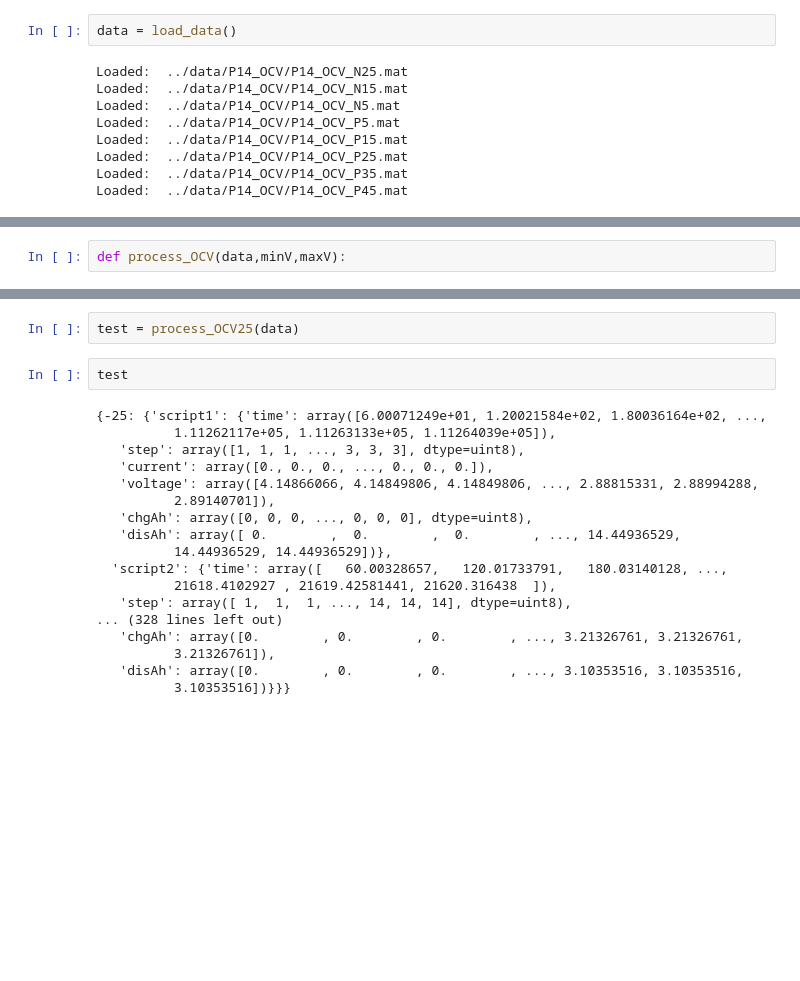
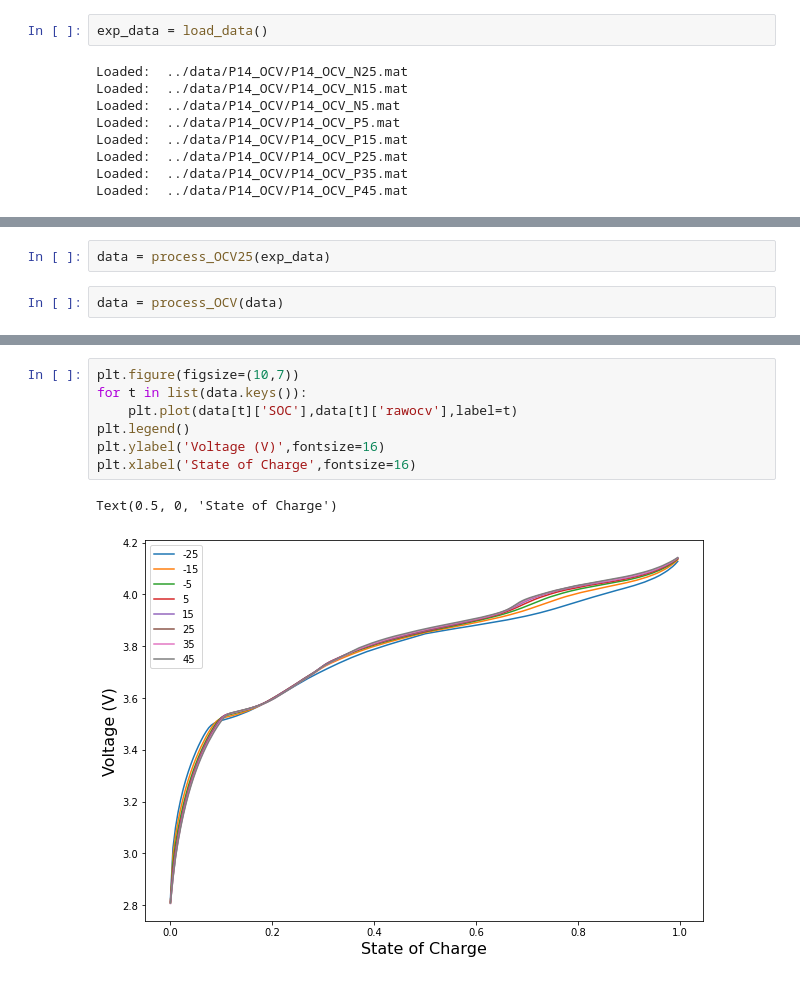
Before and after one commit to mattybohan/bms-specialization, a Jupyter notebook: notebooks/2022-02-09-mtb-lesson_2.6.6.ipynb, the cells around one changed output, grey strips where cells are left out. Cells and saved outputs as stored; diff of their text form; blank space fills up the shorter version.

```diff
--- a/notebooks/2022-02-09-mtb-lesson_2.6.6.ipynb
+++ b/notebooks/2022-02-09-mtb-lesson_2.6.6.ipynb
@@ -24,5 +218,5 @@ def load_data(temps=[-25,-15,-5,5,15,25,35,45]):
 # %%
-data = load_data()
+exp_data = load_data()
 # %% [output]
 Loaded:  ../data/P14_OCV/P14_OCV_N25.mat
 Loaded:  ../data/P14_OCV/P14_OCV_N15.mat
@@ -125,2 +229,4 @@ def process_OCV25(data):
+# %%
+data = process_OCV25(exp_data)
 # %%
-def process_OCV(data,minV,maxV):
+data = process_OCV(data)
@@ -129,22 +233,10 @@ SyntaxError: unexpected EOF while parsing (<ipython-input-68-a72b11140a10>, line
-# %%
-test = process_OCV25(data)
-# %%
-test
-# %% [output]
-{-25: {'script1': {'time': array([6.00071249e+01, 1.20021584e+02, 1.80036164e+02, ...,
-          1.11262117e+05, 1.11263133e+05, 1.11264039e+05]),
-   'step': array([1, 1, 1, ..., 3, 3, 3], dtype=uint8),
-   'current': array([0., 0., 0., ..., 0., 0., 0.]),
-   'voltage': array([4.14866066, 4.14849806, 4.14849806, ..., 2.88815331, 2.88994288,
-          2.89140701]),
-   'chgAh': array([0, 0, 0, ..., 0, 0, 0], dtype=uint8),
-   'disAh': array([ 0.        ,  0.        ,  0.        , ..., 14.44936529,
-          14.44936529, 14.44936529])},
-  'script2': {'time': array([   60.00328657,   120.01733791,   180.03140128, ...,
-          21618.4102927 , 21619.42581441, 21620.316438  ]),
-   'step': array([ 1,  1,  1, ..., 14, 14, 14], dtype=uint8),
-... (328 lines left out)
-   'chgAh': array([0.        , 0.        , 0.        , ..., 3.21326761, 3.21326761,
-          3.21326761]),
-   'disAh': array([0.        , 0.        , 0.        , ..., 3.10353516, 3.10353516,
-          3.10353516])}}}
+# %%
+plt.figure(figsize=(10,7))
+for t in list(data.keys()):
+    plt.plot(data[t]['SOC'],data[t]['rawocv'],label=t)
+plt.legend()
+plt.ylabel('Voltage (V)',fontsize=16)
+plt.xlabel('State of Charge',fontsize=16)
+# %% [output]
+Text(0.5, 0, 'State of Charge')
+[figure, added]
```
Also changed, not shown: parts of 10 cells of this notebook, 2 other files.
